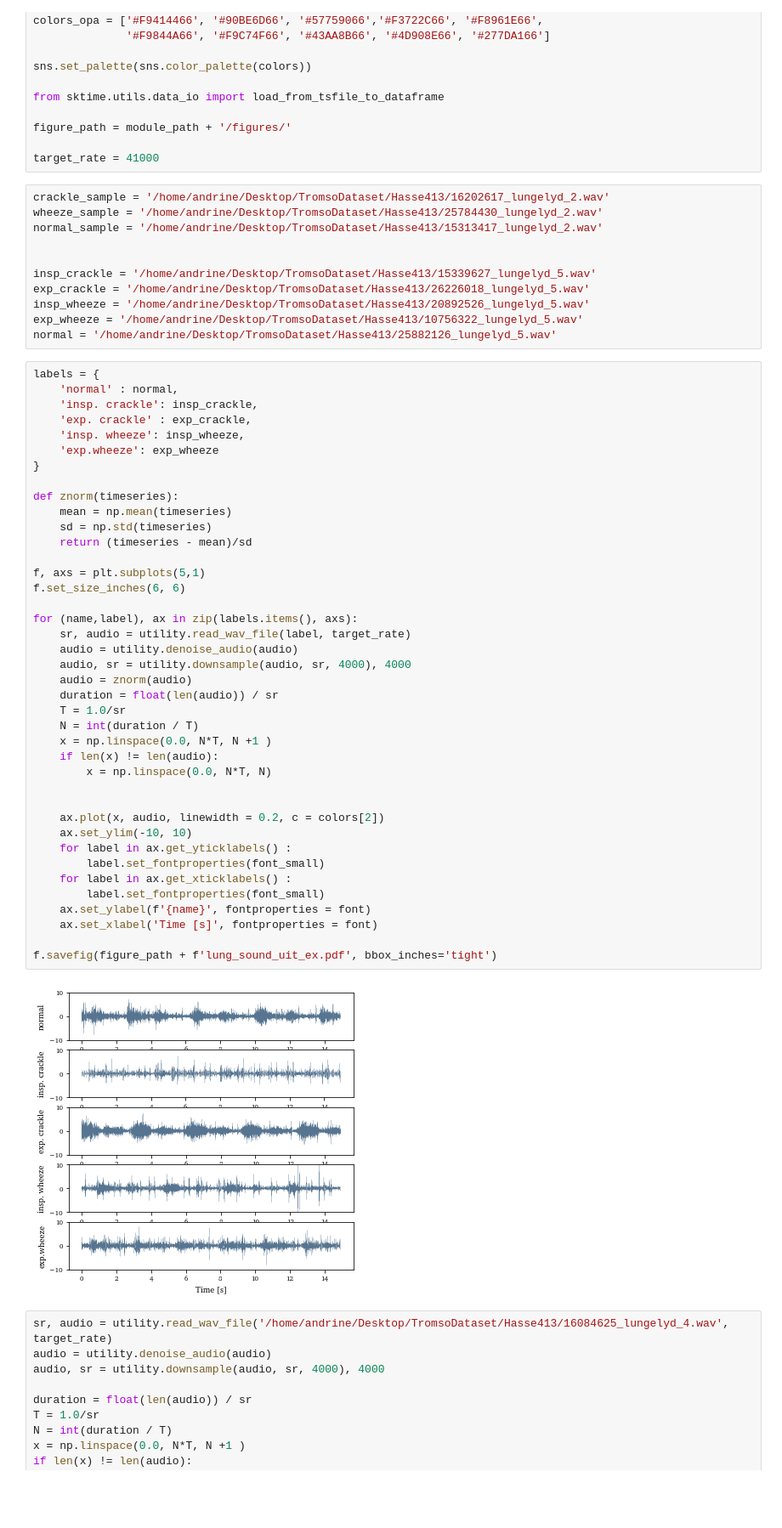
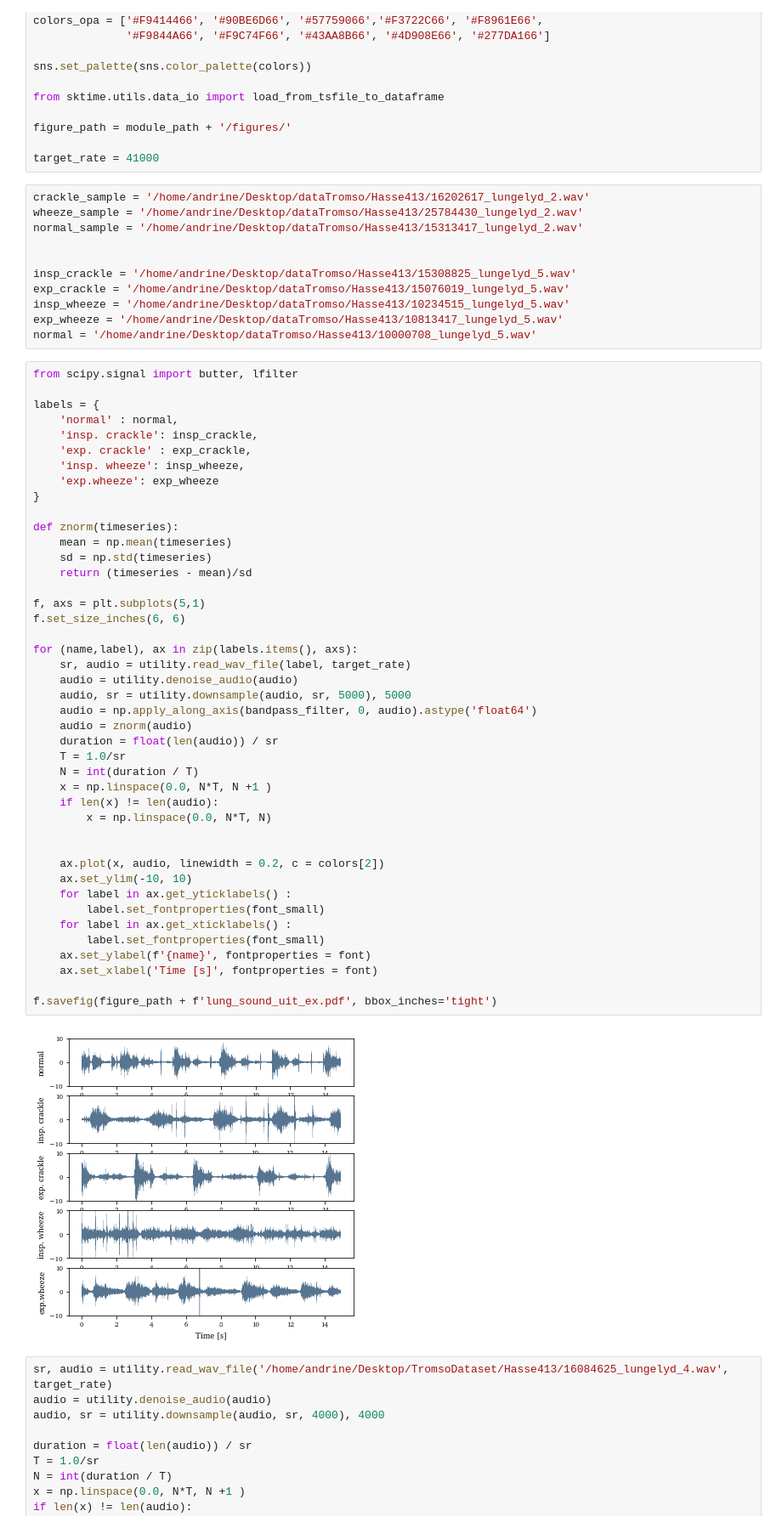
Before and after one commit to AndrineElse/AndrineElsetronning_Master2021, a Jupyter notebook: src/visualization/visualize_hear_UiT.ipynb, the cells around one changed output. Shown at 85% size. Saved outputs shown, nothing was run; the diff lists cells and outputs as text; blank space fills up the shorter version.

```diff
--- a/src/visualization/visualize_hear_UiT.ipynb
+++ b/src/visualization/visualize_hear_UiT.ipynb
@@ -27,17 +27,19 @@ figure_path = module_path + '/figures/'
 
 target_rate = 41000
 # %%
-crackle_sample = '/home/andrine/Desktop/TromsoDataset/Hasse413/16202617_lungelyd_2.wav'
-wheeze_sample = '/home/andrine/Desktop/TromsoDataset/Hasse413/25784430_lungelyd_2.wav'
-normal_sample = '/home/andrine/Desktop/TromsoDataset/Hasse413/15313417_lungelyd_2.wav'
+crackle_sample = '/home/andrine/Desktop/dataTromso/Hasse413/16202617_lungelyd_2.wav'
+wheeze_sample = '/home/andrine/Desktop/dataTromso/Hasse413/25784430_lungelyd_2.wav'
+normal_sample = '/home/andrine/Desktop/dataTromso/Hasse413/15313417_lungelyd_2.wav'
 
 
-insp_crackle = '/home/andrine/Desktop/TromsoDataset/Hasse413/15339627_lungelyd_5.wav'
-exp_crackle = '/home/andrine/Desktop/TromsoDataset/Hasse413/26226018_lungelyd_5.wav'
-insp_wheeze = '/home/andrine/Desktop/TromsoDataset/Hasse413/20892526_lungelyd_5.wav'
-exp_wheeze = '/home/andrine/Desktop/TromsoDataset/Hasse413/10756322_lungelyd_5.wav'
-normal = '/home/andrine/Desktop/TromsoDataset/Hasse413/25882126_lungelyd_5.wav'
+insp_crackle = '/home/andrine/Desktop/dataTromso/Hasse413/15308825_lungelyd_5.wav'
+exp_crackle = '/home/andrine/Desktop/dataTromso/Hasse413/15076019_lungelyd_5.wav'
+insp_wheeze = '/home/andrine/Desktop/dataTromso/Hasse413/10234515_lungelyd_5.wav'
+exp_wheeze = '/home/andrine/Desktop/dataTromso/Hasse413/10813417_lungelyd_5.wav'
+normal = '/home/andrine/Desktop/dataTromso/Hasse413/10000708_lungelyd_5.wav'
 # %%
+from scipy.signal import butter, lfilter
+
 labels = {
     'normal' : normal,
     'insp. crackle': insp_crackle,
@@ -50,35 +52,36 @@ def znorm(timeseries):
     mean = np.mean(timeseries)
     sd = np.std(timeseries)
     return (timeseries - mean)/sd
 
 f, axs = plt.subplots(5,1)
 f.set_size_inches(6, 6)
 
 for (name,label), ax in zip(labels.items(), axs):
     sr, audio = utility.read_wav_file(label, target_rate)
     audio = utility.denoise_audio(audio)
-    audio, sr = utility.downsample(audio, sr, 4000), 4000
+    audio, sr = utility.downsample(audio, sr, 5000), 5000
+    audio = np.apply_along_axis(bandpass_filter, 0, audio).astype('float64')
     audio = znorm(audio)
     duration = float(len(audio)) / sr
     T = 1.0/sr
     N = int(duration / T)
     x = np.linspace(0.0, N*T, N +1 )
     if len(x) != len(audio):
         x = np.linspace(0.0, N*T, N)
 
 
     ax.plot(x, audio, linewidth = 0.2, c = colors[2])
     ax.set_ylim(-10, 10)
     for label in ax.get_yticklabels() :
         label.set_fontproperties(font_small)
     for label in ax.get_xticklabels() :
         label.set_fontproperties(font_small)
     ax.set_ylabel(f'{name}', fontproperties = font)
     ax.set_xlabel('Time [s]', fontproperties = font)
 
 f.savefig(figure_path + f'lung_sound_uit_ex.pdf', bbox_inches='tight')
 # %% [output]
-[figure, old version]
+[figure, new version]
 # %%
 sr, audio = utility.read_wav_file('/home/andrine/Desktop/TromsoDataset/Hasse413/16084625_lungelyd_4.wav', target_rate)
 audio = utility.denoise_audio(audio)
```
Also changed, not shown: parts of 4 cells of this notebook, 18 other files.
